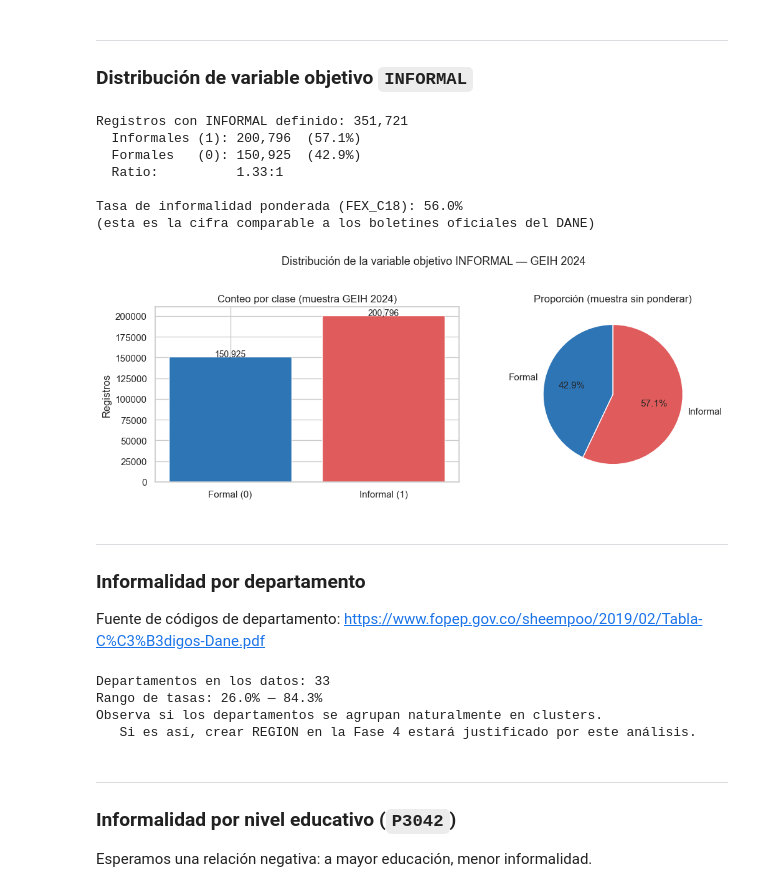
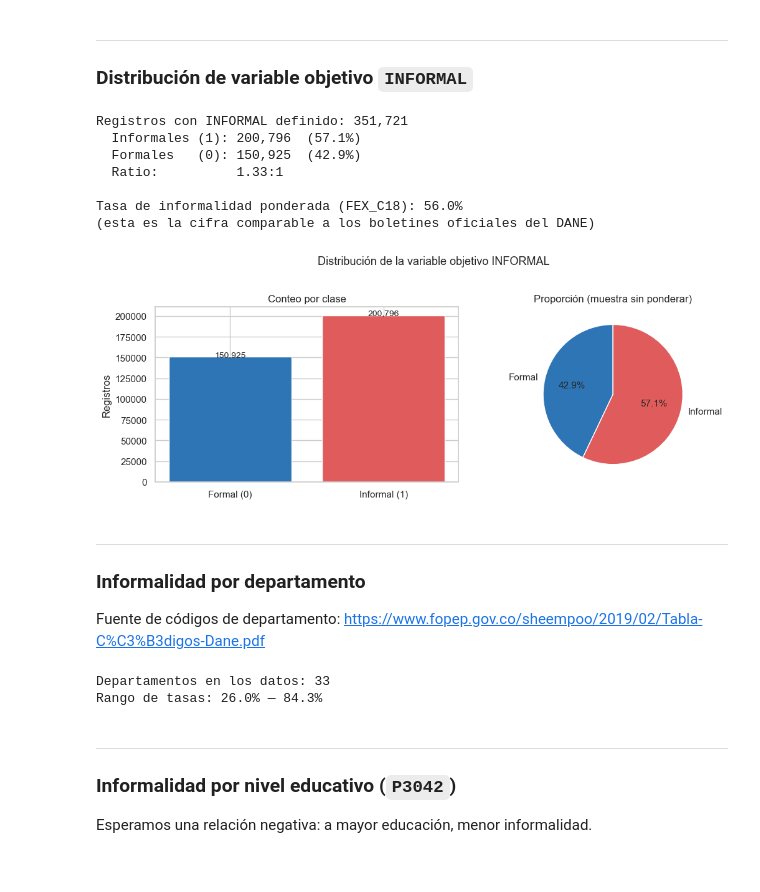
Before and after one commit to JuanMG1211/GEIH_Informalidad, a Jupyter notebook: 2.EDA.ipynb, the cells around one changed output. Drawn from its saved outputs; the diff is of its cells as text; code cells hidden in the pictures.

Commit message:
Code cleanup. Unused variables cleanup.

```diff
--- a/2.EDA.ipynb
+++ b/2.EDA.ipynb
@@ -21,7 +19,7 @@ plt.rcParams['figure.figsize'] = (10, 5)
 plt.rcParams['figure.dpi'] = 100
 
 # Parquet generado por 1.Ingesta.ipynb
-RUTA_PARQUET = Path('parquet/geih_2024_crudo.parquet')
+RUTA_PARQUET = Path('parquet/geih_2025_crudo.parquet')
 
 df = pd.read_parquet(RUTA_PARQUET)
 
@@ -119,36 +120,36 @@ print(f'\nTasa de informalidad ponderada (FEX_C18): {tasa_ponderada:.1f}%')
 print('(esta es la cifra comparable a los boletines oficiales del DANE)')
 
 fig, axes = plt.subplots(1, 2, figsize=(11, 4))
 
 conteos = df_validos['INFORMAL'].value_counts().sort_index()
 axes[0].bar(['Formal (0)', 'Informal (1)'], conteos.values,
             color=['#2E75B6', '#E05C5C'], edgecolor='white')
-axes[0].set_title('Conteo por clase (muestra GEIH 2024)')
+axes[0].set_title('Conteo por clase')
 axes[0].set_ylabel('Registros')
 for i, v in enumerate(conteos.values):
     axes[0].text(i, v + 300, f'{v:,}', ha='center', fontsize=10)
 
 axes[1].pie(
     [n_formal/n_total, n_informal/n_total],
     labels=['Formal', 'Informal'],
     colors=['#2E75B6', '#E05C5C'],
     autopct='%1.1f%%', startangle=90,
     textprops={'fontsize': 11}
 )
 axes[1].set_title('Proporción (muestra sin ponderar)')
 
-plt.suptitle('Distribución de la variable objetivo INFORMAL — GEIH 2024', fontsize=13, y=1.02)
+plt.suptitle('Distribución de la variable objetivo INFORMAL', fontsize=13, y=1.02)
 plt.tight_layout()
 plt.show()
 # %% [output]
 Registros con INFORMAL definido: 351,721
   Informales (1): 200,796  (57.1%)
   Formales   (0): 150,925  (42.9%)
   Ratio:          1.33:1
 
 Tasa de informalidad ponderada (FEX_C18): 56.0%
 (esta es la cifra comparable a los boletines oficiales del DANE)
-[figure, old version]
+[figure, new version]
 # %% [markdown]
 ---
 ### Informalidad por departamento
@@ -195,14 +196,9 @@ fig = px.bar(
 )
 fig.update_layout(coloraxis_showscale=False)
 fig.show()
-
-print("Observa si los departamentos se agrupan naturalmente en clusters.")
-print("   Si es así, crear REGION en la Fase 4 estará justificado por este análisis.")
 # %% [output]
 Departamentos en los datos: 33
 Rango de tasas: 26.0% — 84.3%
-Observa si los departamentos se agrupan naturalmente en clusters.
-   Si es así, crear REGION en la Fase 4 estará justificado por este análisis.
 # %% [markdown]
 ---
 ### Informalidad por nivel educativo (`P3042`)
```
Also changed, not shown: parts of 9 cells of this notebook, 5 other files.
